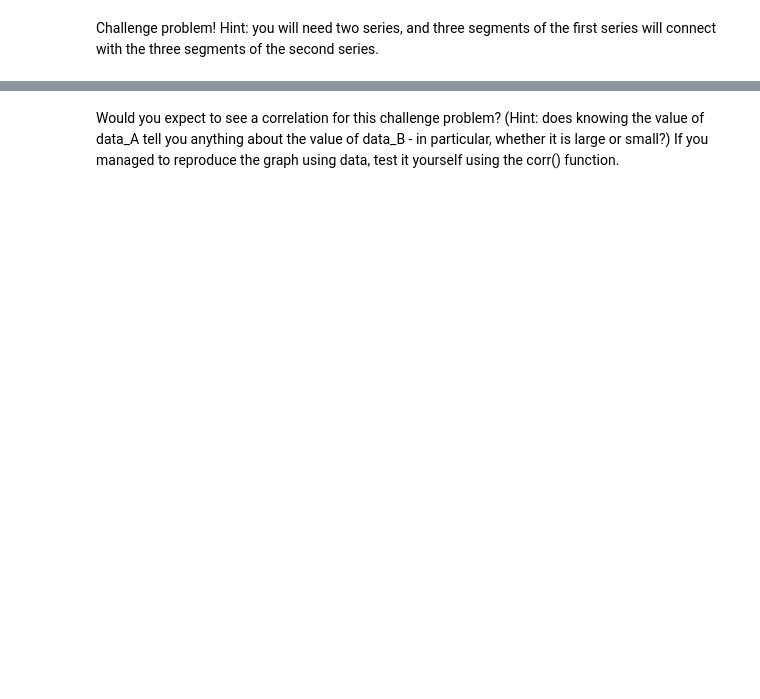
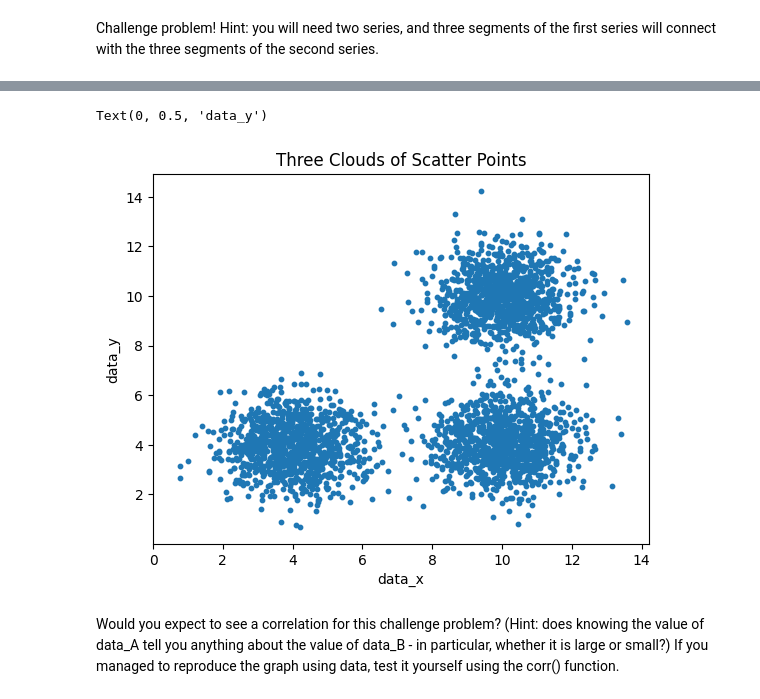
Before and after one commit to eghatzis0527/DX699---HW-Assignments, a Jupyter notebook: OMDS-ModB2-Week5-Hatzis-Eleni.ipynb, the cells around one changed output, grey strips where cells are left out. Saved outputs shown, nothing was run; the diff lists cells and outputs as text; code cells hidden in the pictures; blank space fills up the shorter version.

```diff
--- a/OMDS-ModB2-Week5-Hatzis-Eleni.ipynb
+++ b/OMDS-ModB2-Week5-Hatzis-Eleni.ipynb
@@ -170,2 +191,21 @@ Image("threeclouds.png")
+# %%
+data_x_1 = np.random.normal(loc = 2, size = num_points) + 2
+data_x_2 = np.random.normal(loc = 8, size = num_points) + 2
+data_x_3 = np.random.normal(loc = 8, size = num_points) + 2
+data_y_1 = np.random.normal(loc = 2, size = num_points) + 2
+data_y_2 = np.random.normal(loc = 2, size = num_points) + 2
+data_y_3 = np.random.normal(loc = 8, size = num_points) + 2
+
+data_x = np.concatenate((data_x_1, data_x_2, data_x_3))
+data_y = np.concatenate((data_y_1, data_y_2, data_y_3))
+
+plt.scatter(data_x, data_y, s = 10)
+plt.title('Three Clouds of Scatter Points')
+plt.xlim(0)
+plt.xlabel('data_x')
+plt.ylabel('data_y')
+# %% [output]
+Text(0, 0.5, 'data_y')
+[figure, added]
 # %% [markdown]
 Would you expect to see a correlation for this challenge problem?  (Hint: does knowing the value of data_A tell you anything about the value of data_B - in particular, whether it is large or small?)  If you managed to reproduce the graph using data, test it yourself using the corr() function.
```
Also changed, not shown: parts of 13 cells of this notebook.
